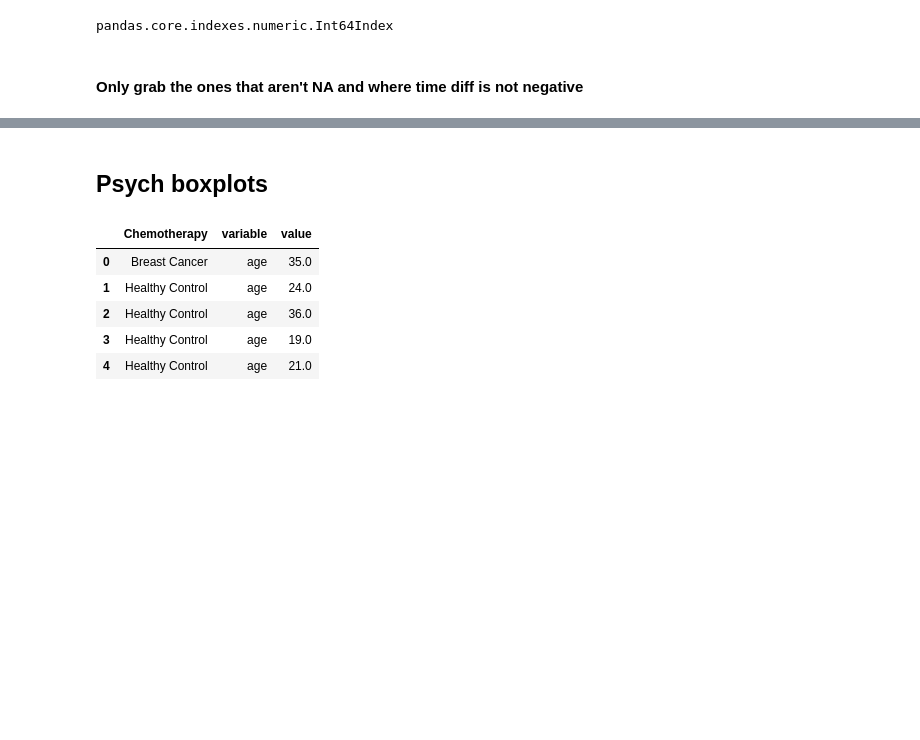
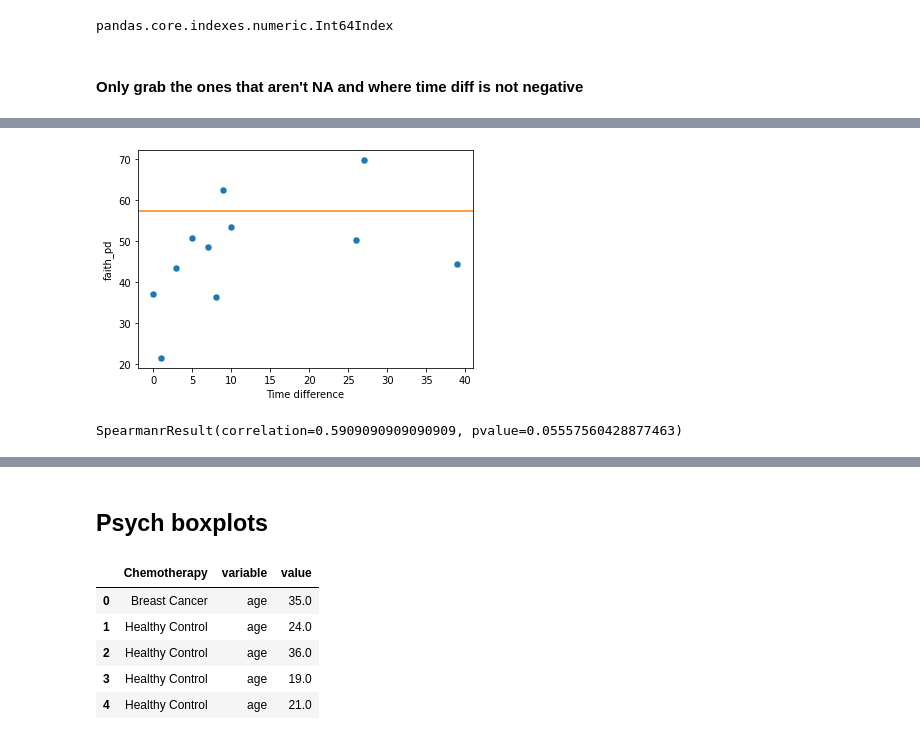
Before and after one commit to sterrettJD/Chemobrain, a Jupyter notebook: Final figs and additional analyses.ipynb, the cells around one changed output, grey strips where cells are left out. Drawn from its saved outputs; the diff is of its cells as text; code cells hidden in the pictures; blank space fills up the shorter version.

```diff
--- a/Final figs and additional analyses.ipynb
+++ b/Final figs and additional analyses.ipynb
@@ -88,0 +92,17 @@ SpearmanrResult(correlation=0.5909090909090909, pvalue=0.05557560428877463)
+# %%
+ax = sns.scatterplot(y="faith_pd",
+                    x="Time difference",
+                    data=time_faith[time_faith["Chemotherapy"]=="Breast Cancer"],
+                    x_jitter=True,
+                    s=50)
+ax.axhline(time_faith.loc[time_faith["Chemotherapy"]=="Healthy Control","faith_pd"].mean(),c="tab:orange")
+plt.show()
+# %% [output]
+[figure, added]
+# %%
+time_faith_bc = time_faith[time_faith["Chemotherapy"]=="Breast Cancer"].dropna()
+
+spearmanr(time_faith_bc["faith_pd"],
+          time_faith_bc["Time difference"])
+# %% [output]
+SpearmanrResult(correlation=0.5909090909090909, pvalue=0.05557560428877463)
```
Also changed, not shown: parts of 29 cells of this notebook.
